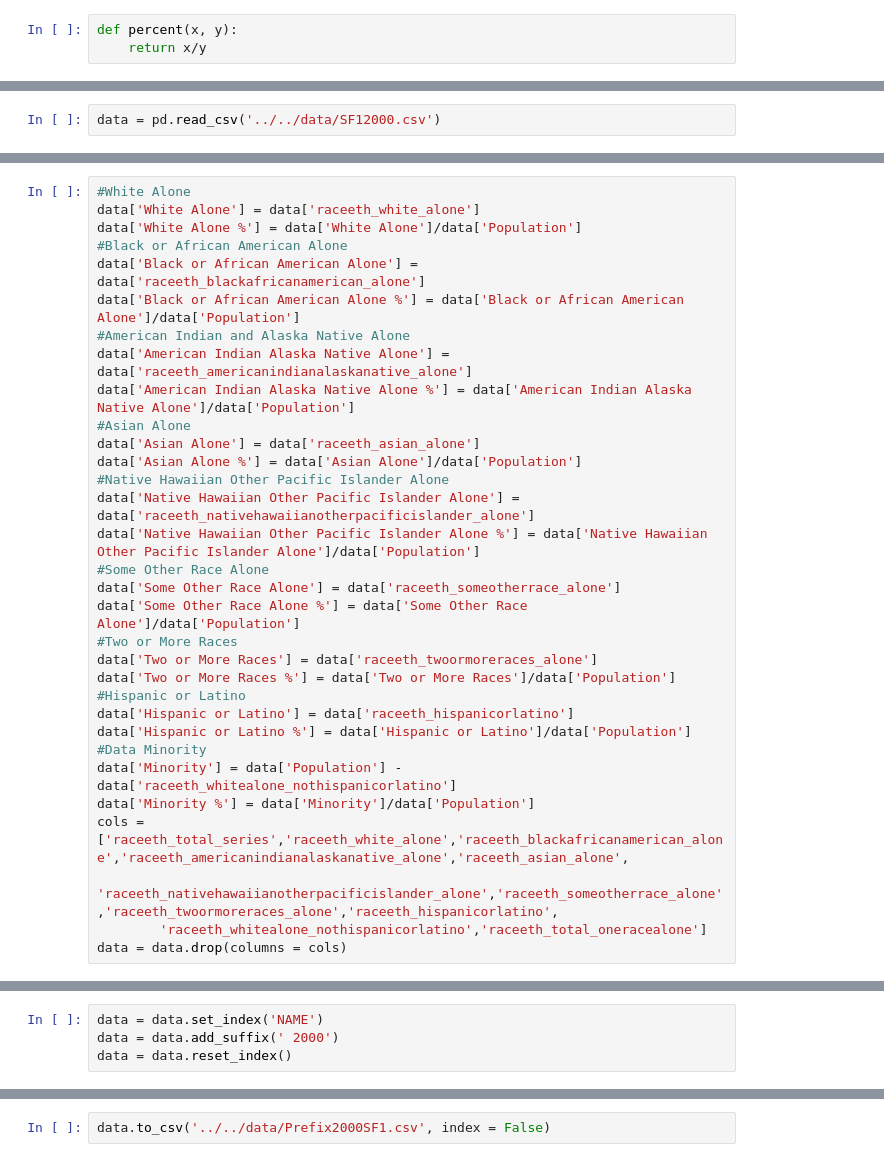
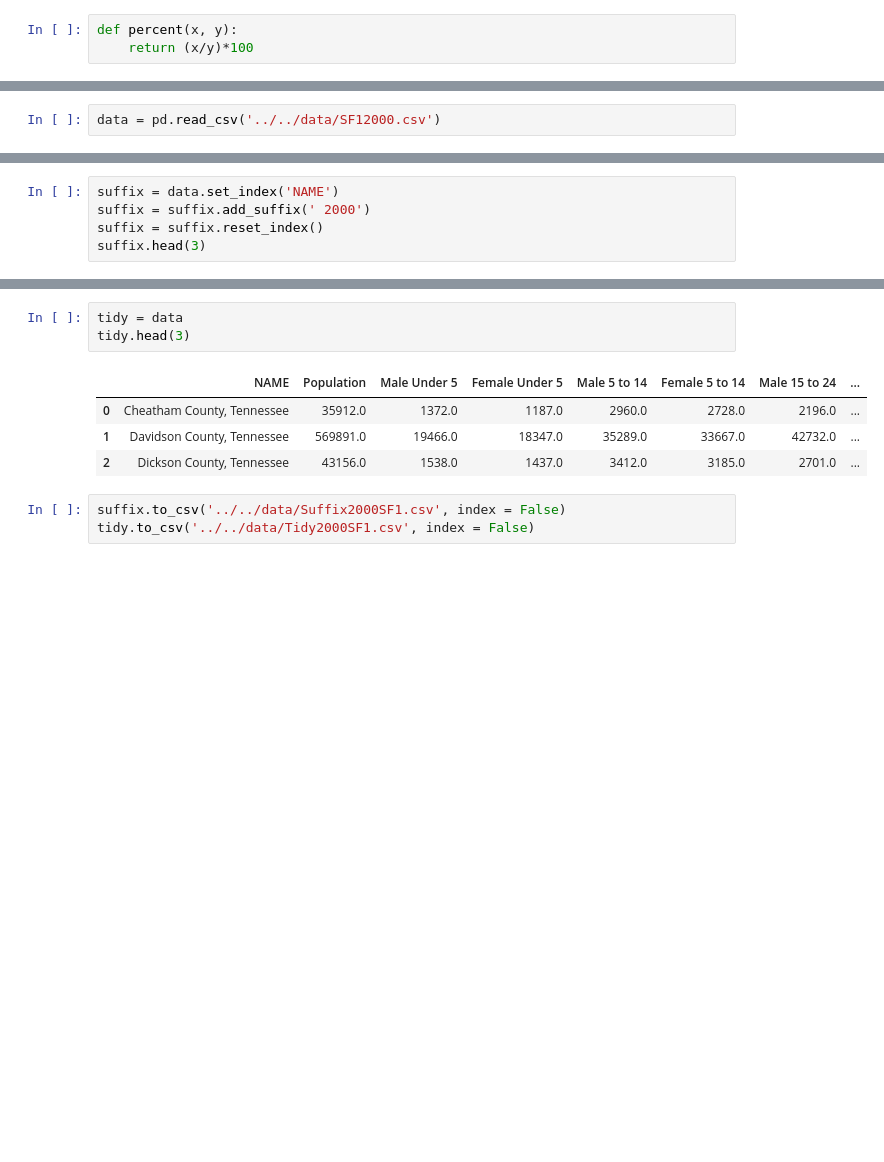
Before and after one commit to Greater-Nashville-Regional-Council/Regional-Planning, a Jupyter notebook: 1. Comprehensive Plans/notebooks/2. Calculations/1. Decennial SF1 2000 Calculations.ipynb, the cells around one changed output, grey strips where cells are left out. Drawn from its saved outputs; the diff is of its cells as text; blank space fills up the shorter version.

```diff
--- a/1. Comprehensive Plans/notebooks/2. Calculations/1. Decennial SF1 2000 Calculations.ipynb
+++ b/1. Comprehensive Plans/notebooks/2. Calculations/1. Decennial SF1 2000 Calculations.ipynb
@@ -13,6 +13,6 @@ pd.set_option('display.width', 150)
 pd.options.mode.chained_assignment = None  # default='warn'
 # %%
 def percent(x, y):
-    return x/y
+    return (x/y)*100
 # %% [markdown]
 ## Calculations
@@ -93,32 +246,0 @@ data = data.drop(columns = cols)
-# %%
-#White Alone
-data['White Alone'] = data['raceeth_white_alone']
-data['White Alone %'] = data['White Alone']/data['Population']
-#Black or African American Alone
-data['Black or African American Alone'] = data['raceeth_blackafricanamerican_alone']
-data['Black or African American Alone %'] = data['Black or African American Alone']/data['Population']
-#American Indian and Alaska Native Alone
-data['American Indian Alaska Native Alone'] = data['raceeth_americanindianalaskanative_alone']
-data['American Indian Alaska Native Alone %'] = data['American Indian Alaska Native Alone']/data['Population']
-#Asian Alone
-data['Asian Alone'] = data['raceeth_asian_alone']
-data['Asian Alone %'] = data['Asian Alone']/data['Population']
-#Native Hawaiian Other Pacific Islander Alone
-data['Native Hawaiian Other Pacific Islander Alone'] = data['raceeth_nativehawaiianotherpacificislander_alone']
-data['Native Hawaiian Other Pacific Islander Alone %'] = data['Native Hawaiian Other Pacific Islander Alone']/data['Population']
-#Some Other Race Alone
-data['Some Other Race Alone'] = data['raceeth_someotherrace_alone']
-data['Some Other Race Alone %'] = data['Some Other Race Alone']/data['Population']
-#Two or More Races
-data['Two or More Races'] = data['raceeth_twoormoreraces_alone']
-data['Two or More Races %'] = data['Two or More Races']/data['Population']
-#Hispanic or Latino
-data['Hispanic or Latino'] = data['raceeth_hispanicorlatino']
-data['Hispanic or Latino %'] = data['Hispanic or Latino']/data['Population']
-#Data Minority
-data['Minority'] = data['Population'] - data['raceeth_whitealone_nothispanicorlatino']
-data['Minority %'] = data['Minority']/data['Population']
-cols = ['raceeth_total_series','raceeth_white_alone','raceeth_blackafricanamerican_alone','raceeth_americanindianalaskanative_alone','raceeth_asian_alone',
-        'raceeth_nativehawaiianotherpacificislander_alone','raceeth_someotherrace_alone','raceeth_twoormoreraces_alone','raceeth_hispanicorlatino',
-        'raceeth_whitealone_nothispanicorlatino','raceeth_total_oneracealone']
-data = data.drop(columns = cols)
@@ -203,4 +247,5 @@ data.head()
 # %%
-data = data.set_index('NAME')
-data = data.add_suffix(' 2000')
-data = data.reset_index()
+suffix = data.set_index('NAME')
+suffix = suffix.add_suffix(' 2000')
+suffix = suffix.reset_index()
+suffix.head(3)
@@ -236,2 +257,11 @@ memory usage: 43.2+ KB
+# %%
+tidy = data
+tidy.head(3)
+# %% [output]
+|  | NAME | Population | Male Under 5 | Female Under 5 | Male 5 to 14 | Female 5 to 14 | Male 15 to 24 | ... |
+| 0 | Cheatham County, Tennessee | 35912.0 | 1372.0 | 1187.0 | 2960.0 | 2728.0 | 2196.0 | ... |
+| 1 | Davidson County, Tennessee | 569891.0 | 19466.0 | 18347.0 | 35289.0 | 33667.0 | 42732.0 | ... |
+| 2 | Dickson County, Tennessee | 43156.0 | 1538.0 | 1437.0 | 3412.0 | 3185.0 | 2701.0 | ... |
 # %%
-data.to_csv('../../data/Prefix2000SF1.csv', index = False)
+suffix.to_csv('../../data/Suffix2000SF1.csv', index = False)
+tidy.to_csv('../../data/Tidy2000SF1.csv', index = False)
```
Also changed, not shown: parts of 22 cells of this notebook, 45 other files.
